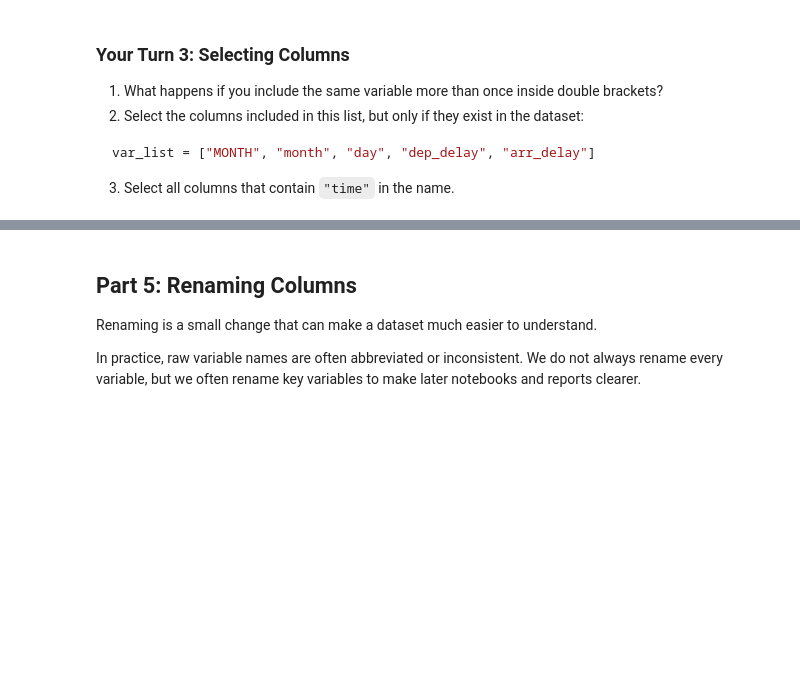
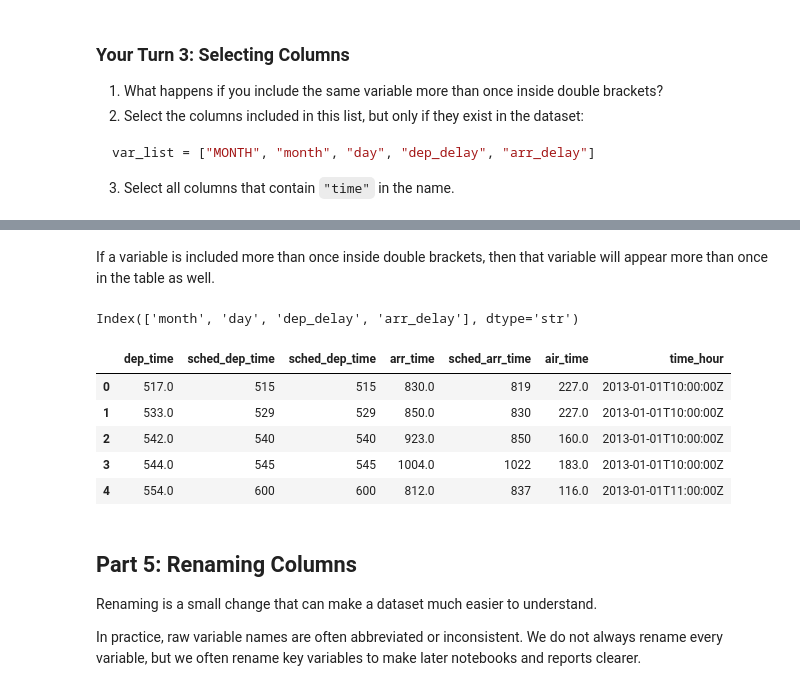
Before and after one commit to rubenruiz-gif/ban6003-week5-6-rubenruiz, a Jupyter notebook: notebooks/module5_basic_transformation_guided_lab.ipynb, the cells around one changed output, grey strips where cells are left out. Drawn from its saved outputs; the diff is of its cells as text; code cells hidden in the pictures; blank space fills up the shorter version.

```diff
--- a/notebooks/module5_basic_transformation_guided_lab.ipynb
+++ b/notebooks/module5_basic_transformation_guided_lab.ipynb
@@ -478,11 +488,28 @@ var_list = ["MONTH", "month", "day", "dep_delay", "arr_delay"]
+# %% [markdown]
+If a variable is included more than once inside double brackets, then that variable will appear more than once in the table as well.
 # %%
 # 2. Select only available variables from the list
 var_list = ["MONTH", "month", "day", "dep_delay", "arr_delay"]
 
 # Your code here
+available_variables = flights.columns.intersection(var_list)
+
+available_variables
+# %% [output]
+Index(['month', 'day', 'dep_delay', 'arr_delay'], dtype='str')
 # %%
 # 3. Select variables that contain "time" in the name
 # Your code here
+time_columns = flights[["dep_time", "sched_dep_time", "sched_dep_time", "arr_time", "sched_arr_time", "air_time", "time_hour"]]
+
+time_columns.head()
+# %% [output]
+|  | dep_time | sched_dep_time | sched_dep_time | arr_time | sched_arr_time | air_time | time_hour |
+| 0 | 517.0 | 515 | 515 | 830.0 | 819 | 227.0 | 2013-01-01T10:00:00Z |
+| 1 | 533.0 | 529 | 529 | 850.0 | 830 | 227.0 | 2013-01-01T10:00:00Z |
+| 2 | 542.0 | 540 | 540 | 923.0 | 850 | 160.0 | 2013-01-01T10:00:00Z |
+| 3 | 544.0 | 545 | 545 | 1004.0 | 1022 | 183.0 | 2013-01-01T10:00:00Z |
+| 4 | 554.0 | 600 | 600 | 812.0 | 837 | 116.0 | 2013-01-01T11:00:00Z |
 # %% [markdown]
 ## Part 5: Renaming Columns
 
```
Also changed, not shown: parts of 5 cells of this notebook.
